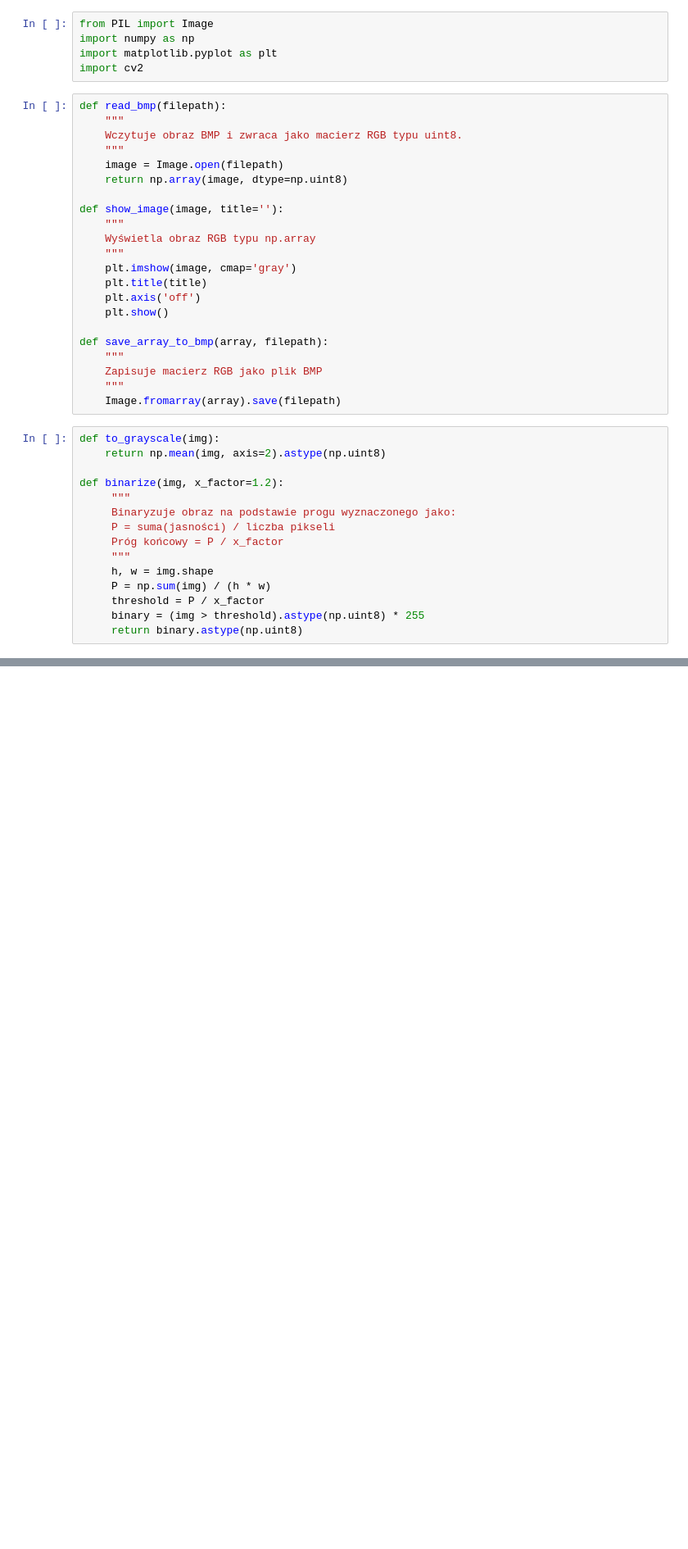
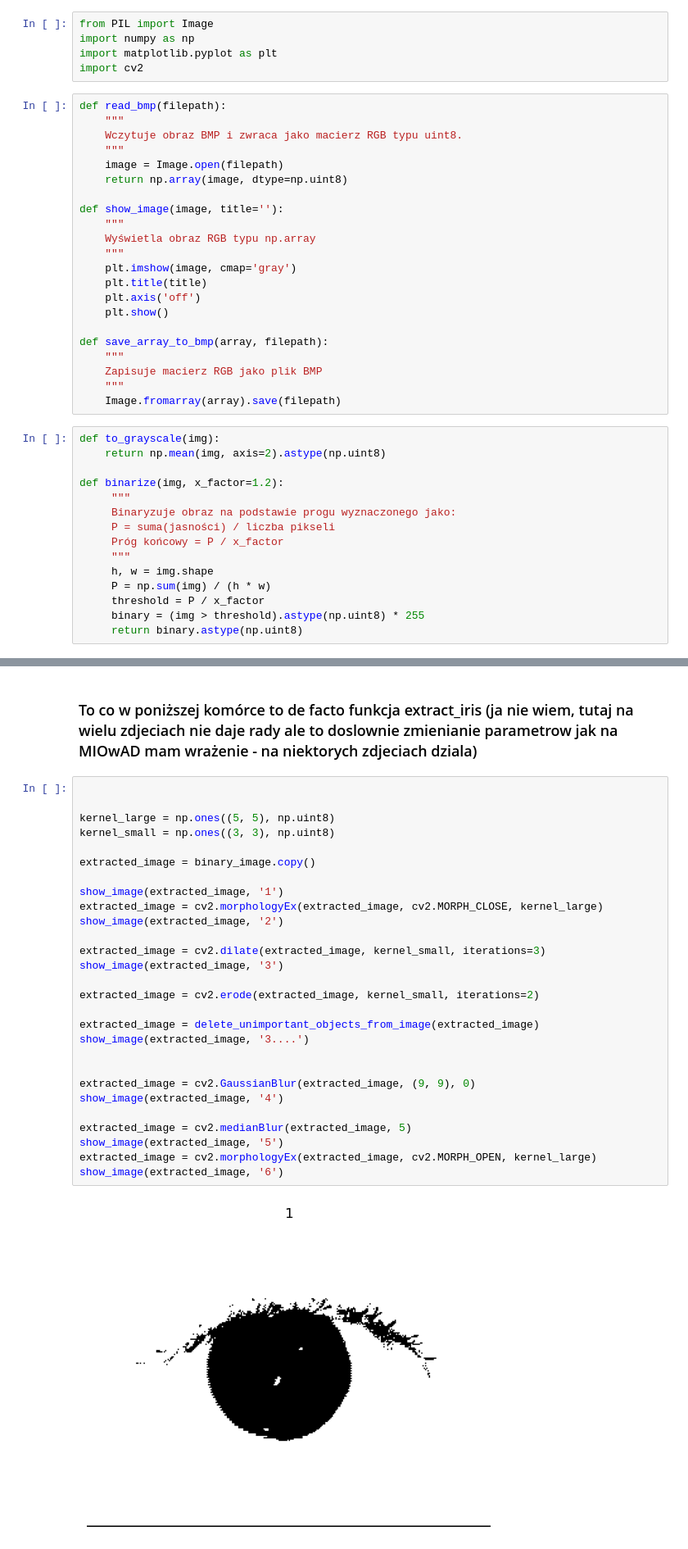
Before and after one commit to FylypO/IrisRecognition, a Jupyter notebook: IrisRecognition.ipynb, the cells around one changed output, grey strips where cells are left out. Shown at 82% size. Cells and saved outputs as stored; diff of their text form; blank space fills up the shorter version.

```diff
--- a/IrisRecognition.ipynb
+++ b/IrisRecognition.ipynb
@@ -170,0 +365,32 @@ plt.show()
+# %% [markdown]
+### To co w poniższej komórce to de facto funkcja extract_iris (ja nie wiem, tutaj na wielu zdjeciach nie daje rady ale to doslownie zmienianie parametrow jak na MIOwAD mam wrażenie - na niektorych zdjeciach dziala)
+# %%
+
+
+kernel_large = np.ones((5, 5), np.uint8)
+kernel_small = np.ones((3, 3), np.uint8)
+
+extracted_image = binary_image.copy()
+
+show_image(extracted_image, '1')
+extracted_image = cv2.morphologyEx(extracted_image, cv2.MORPH_CLOSE, kernel_large)
+show_image(extracted_image, '2')
+
+extracted_image = cv2.dilate(extracted_image, kernel_small, iterations=3)
+show_image(extracted_image, '3')
+
+extracted_image = cv2.erode(extracted_image, kernel_small, iterations=2)
+
+extracted_image = delete_unimportant_objects_from_image(extracted_image)
+show_image(extracted_image, '3....')
+
+
+extracted_image = cv2.GaussianBlur(extracted_image, (9, 9), 0)
+show_image(extracted_image, '4')
+
+extracted_image = cv2.medianBlur(extracted_image, 5)
+show_image(extracted_image, '5')
+extracted_image = cv2.morphologyEx(extracted_image, cv2.MORPH_OPEN, kernel_large)
+show_image(extracted_image, '6')
+# %% [output]
+[figure, added]
```
Also changed, not shown: parts of 9 cells of this notebook.
